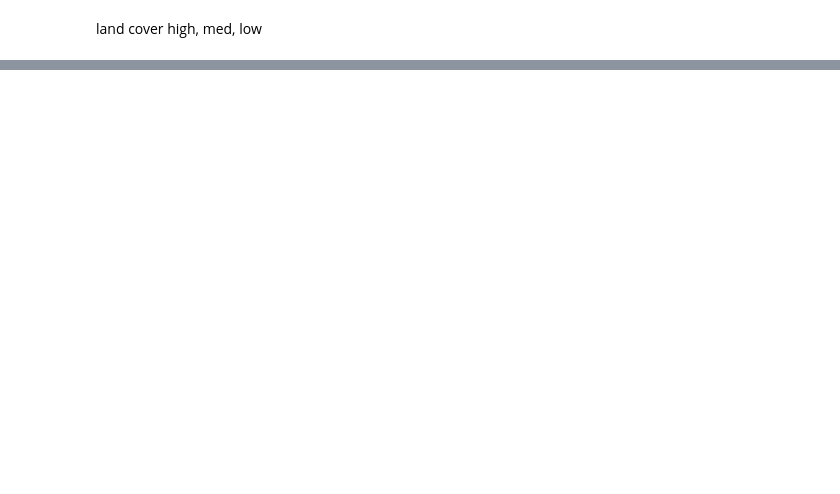
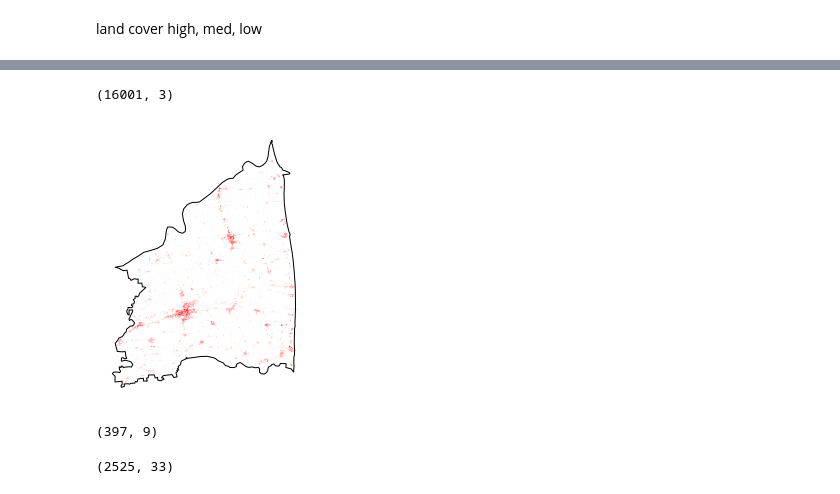
Before and after one commit to NilimaKD/lila-reports, a Jupyter notebook: LILA visuals.ipynb, the cells around one changed output, grey strips where cells are left out. Drawn from its saved outputs; the diff is of its cells as text; code cells hidden in the pictures; blank space fills up the shorter version.

```diff
--- a/LILA visuals.ipynb
+++ b/LILA visuals.ipynb
@@ -545,0 +617,16 @@ plt.show()
+# %%
+shp_land_cover_buildup.shape
+# %% [output]
+(16001, 3)
+# %%
+ax =_shp_district.plot(_shp_district,figsize=(5,5),color="none",zorder = 0)
+shp_land_cover_buildup.plot(color="red",ax =ax)
+plt.axis('off')
+plt.savefig(get_in_workdir("buildup_area.jpg"),dpi =1500)
+plt.show()
+# %% [output]
+[figure, added]
+# %%
+lc_tech.shape
+# %% [output]
+(397, 9)
@@ -545,0 +635,4 @@ plt.show()
+# %%
+_shp_water_high.shape
+# %% [output]
+(2525, 33)
```
Also changed, not shown: parts of 42 cells of this notebook.
